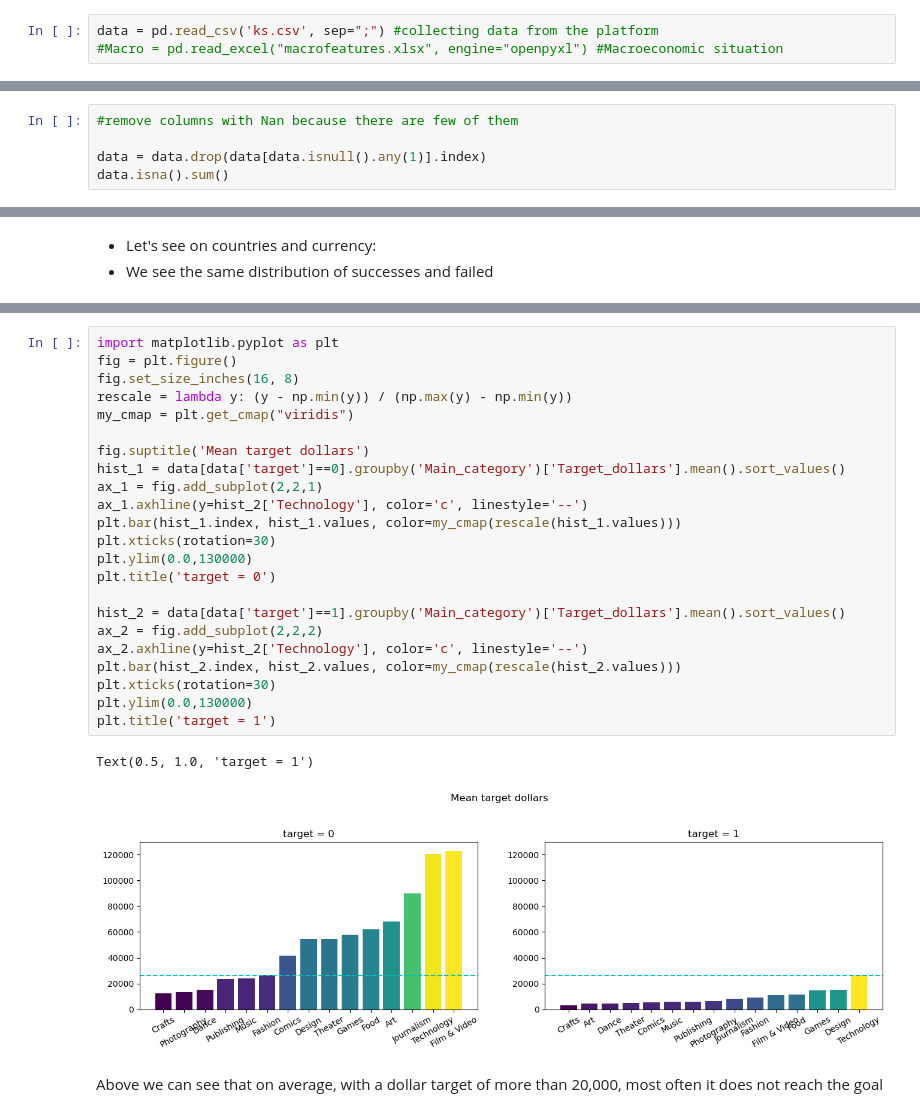
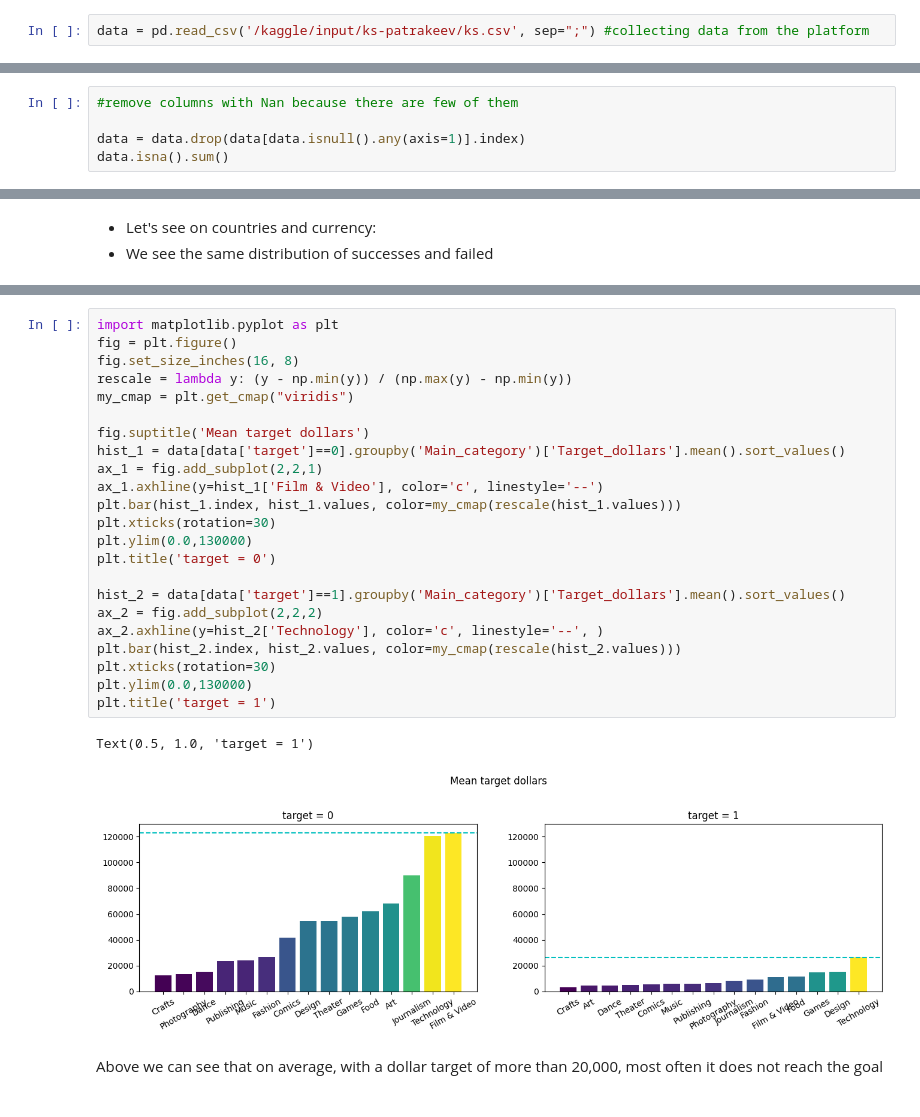
Before and after one commit to ValentinPatrakeev/ML-projects, a Jupyter notebook: KickStarter/KS.ipynb, the cells around one changed output, grey strips where cells are left out. Saved outputs shown, nothing was run; the diff lists cells and outputs as text.

```diff
--- a/KickStarter/KS.ipynb
+++ b/KickStarter/KS.ipynb
@@ -5,8 +5,7 @@ import pandas as pd
 import numpy as np
 import matplotlib.pyplot as plt
 # %%
-data = pd.read_csv('ks.csv', sep=";") #collecting data from the platform
-#Macro = pd.read_excel("macrofeatures.xlsx", engine="openpyxl") #Macroeconomic situation
+data = pd.read_csv('/kaggle/input/ks-patrakeev/ks.csv', sep=";") #collecting data from the platform
 # %%
 data.head()
 # %% [output]
@@ -113,7 +90,7 @@ dtype: int64
 # %%
 #remove columns with Nan because there are few of them
 
-data = data.drop(data[data.isnull().any(1)].index)
+data = data.drop(data[data.isnull().any(axis=1)].index)
 data.isna().sum()
 # %% [output]
 Name                 0
@@ -217,29 +194,29 @@ g.set_axis_labels("", "Currency")
 # %%
 import matplotlib.pyplot as plt
 fig = plt.figure()
 fig.set_size_inches(16, 8)
 rescale = lambda y: (y - np.min(y)) / (np.max(y) - np.min(y))
 my_cmap = plt.get_cmap("viridis")
 
 fig.suptitle('Mean target dollars')
 hist_1 = data[data['target']==0].groupby('Main_category')['Target_dollars'].mean().sort_values()
 ax_1 = fig.add_subplot(2,2,1)
-ax_1.axhline(y=hist_2['Technology'], color='c', linestyle='--')
+ax_1.axhline(y=hist_1['Film & Video'], color='c', linestyle='--')
 plt.bar(hist_1.index, hist_1.values, color=my_cmap(rescale(hist_1.values)))
 plt.xticks(rotation=30)
 plt.ylim(0.0,130000)
 plt.title('target = 0')
 
 hist_2 = data[data['target']==1].groupby('Main_category')['Target_dollars'].mean().sort_values()
 ax_2 = fig.add_subplot(2,2,2)
-ax_2.axhline(y=hist_2['Technology'], color='c', linestyle='--')
+ax_2.axhline(y=hist_2['Technology'], color='c', linestyle='--', )
 plt.bar(hist_2.index, hist_2.values, color=my_cmap(rescale(hist_2.values)))
 plt.xticks(rotation=30)
 plt.ylim(0.0,130000)
 plt.title('target = 1')
 # %% [output]
 Text(0.5, 1.0, 'target = 1')
-[figure, old version]
+[figure, new version]
 # %% [markdown]
 Above we can see that on average, with a dollar target of more than 20,000, most often it does not reach the goal
 # %%
```
Also changed, not shown: parts of 51 cells of this notebook.
